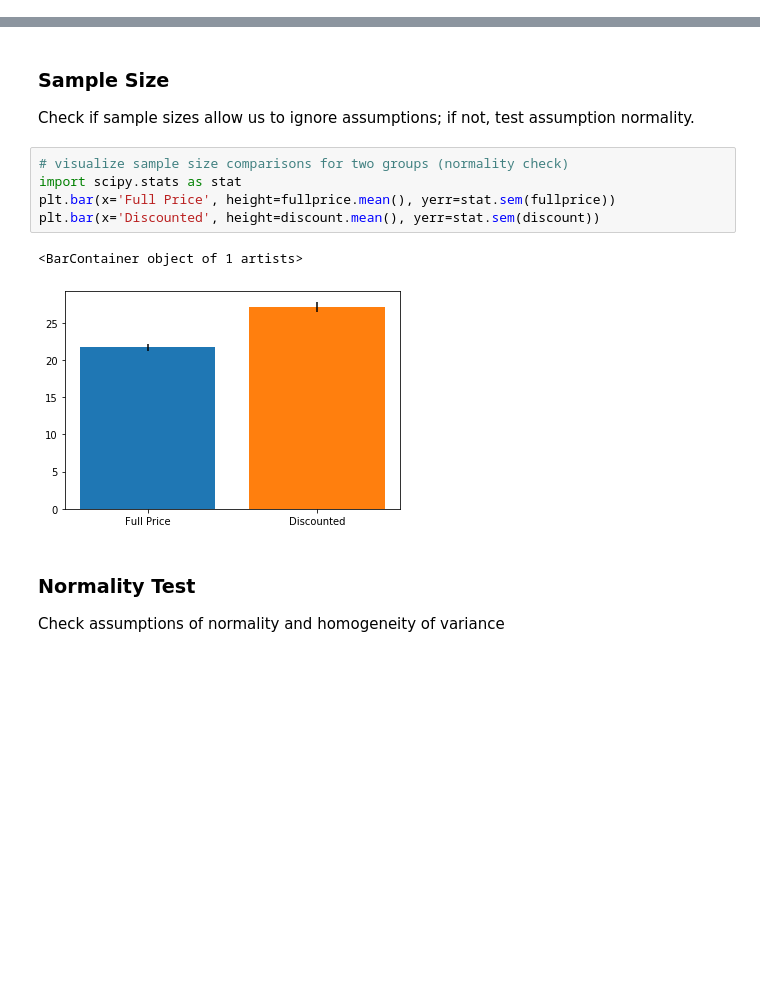
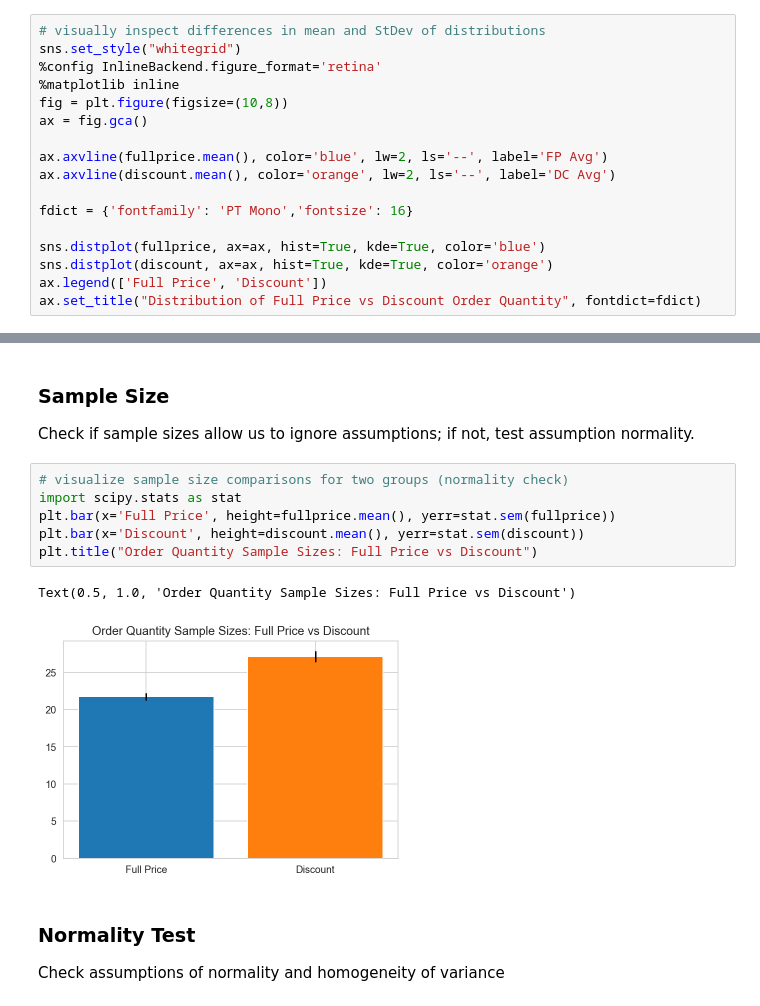
Before and after one commit to alphasentaurii/northwind-sql-database-project, a Jupyter notebook: student.ipynb, the cells around one changed output, grey strips where cells are left out. Drawn from its saved outputs; the diff is of its cells as text; blank space fills up the shorter version.

```diff
--- a/student.ipynb
+++ b/student.ipynb
@@ -282,0 +228,17 @@ ax.axvline(group2['data'].mean(),color=plot2['hist_kws']['color'], ls='--')
+# %%
+# visually inspect differences in mean and StDev of distributions
+sns.set_style("whitegrid")
+%config InlineBackend.figure_format='retina'
+%matplotlib inline
+fig = plt.figure(figsize=(10,8))
+ax = fig.gca()
+
+ax.axvline(fullprice.mean(), color='blue', lw=2, ls='--', label='FP Avg')
+ax.axvline(discount.mean(), color='orange', lw=2, ls='--', label='DC Avg')
+
+fdict = {'fontfamily': 'PT Mono','fontsize': 16}
+
+sns.distplot(fullprice, ax=ax, hist=True, kde=True, color='blue')
+sns.distplot(discount, ax=ax, hist=True, kde=True, color='orange')
+ax.legend(['Full Price', 'Discount'])
+ax.set_title("Distribution of Full Price vs Discount Order Quantity", fontdict=fdict)
@@ -289,11 +264,12 @@ Check if sample sizes allow us to ignore assumptions; if not, test assumption no
 # %%
 # visualize sample size comparisons for two groups (normality check)
 import scipy.stats as stat
 plt.bar(x='Full Price', height=fullprice.mean(), yerr=stat.sem(fullprice))
-plt.bar(x='Discounted', height=discount.mean(), yerr=stat.sem(discount))
+plt.bar(x='Discount', height=discount.mean(), yerr=stat.sem(discount))
+plt.title("Order Quantity Sample Sizes: Full Price vs Discount")
 # %% [output]
-<BarContainer object of 1 artists>
+Text(0.5, 1.0, 'Order Quantity Sample Sizes: Full Price vs Discount')
-[figure, old version]
+[figure, new version]
 # %% [markdown]
 ### Normality Test
 Check assumptions of normality and homogeneity of variance
```
Also changed, not shown: parts of 80 cells of this notebook, 39 other files.
